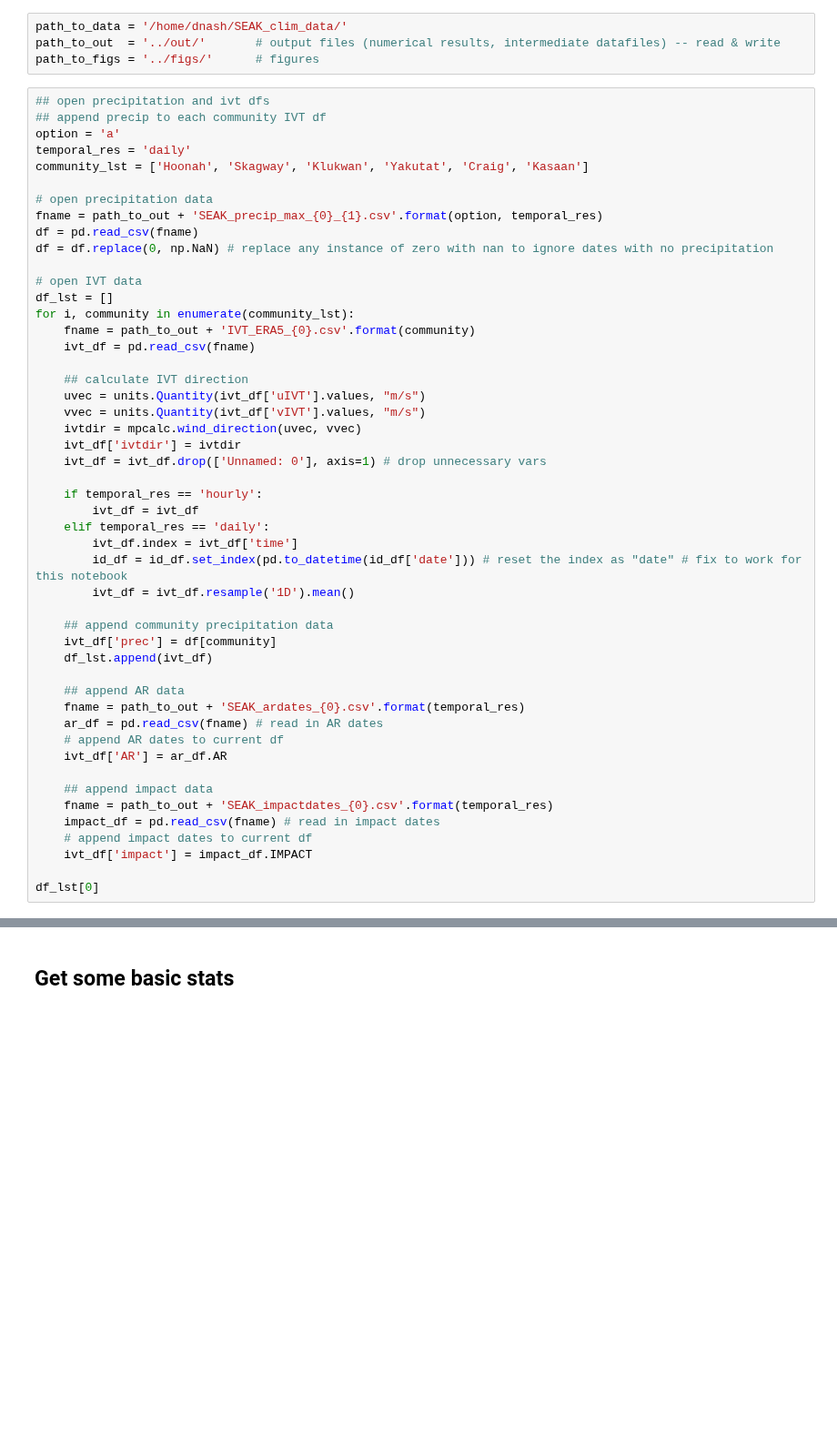
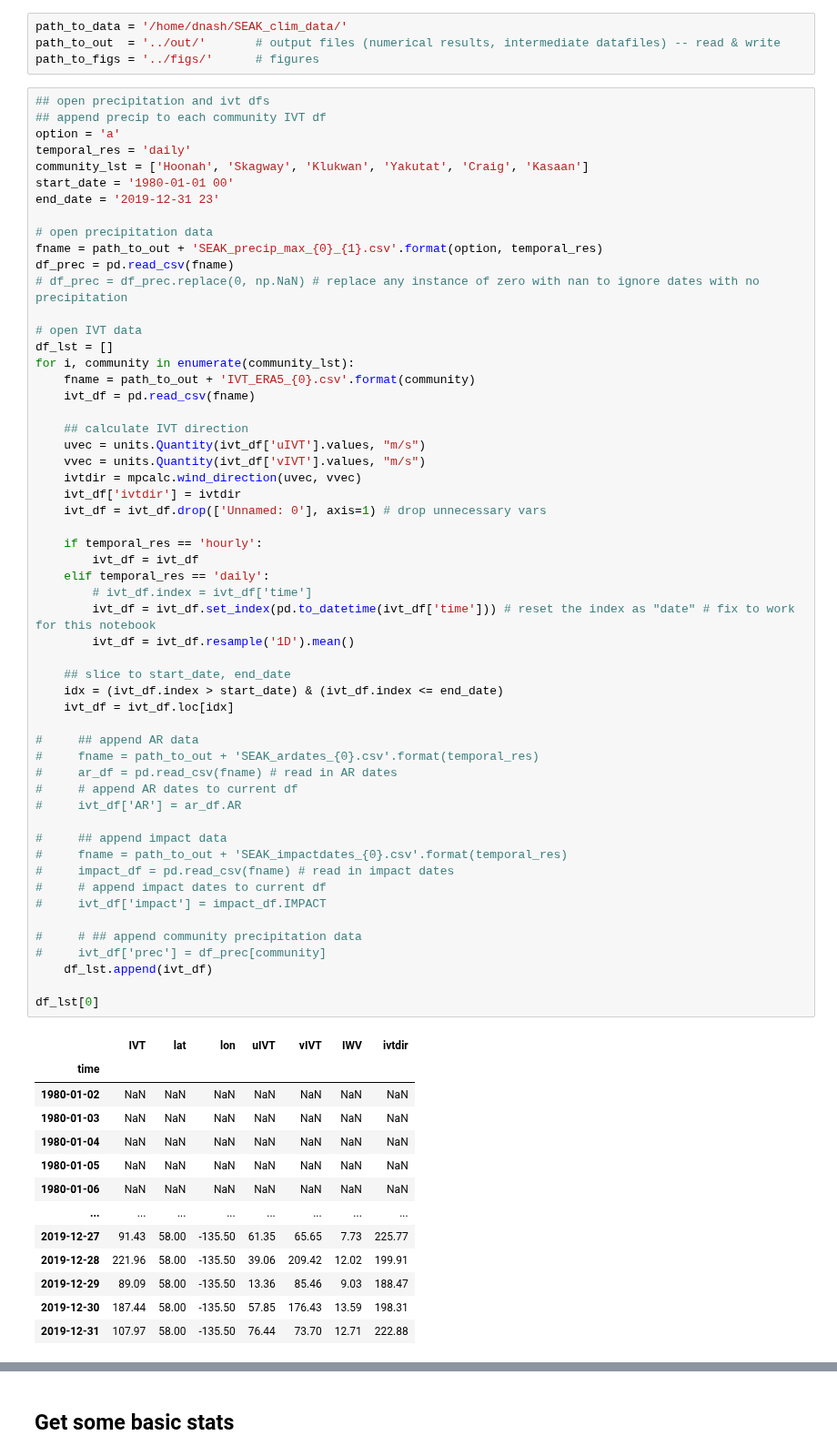
Before and after one commit to dlnash/SEAK_climatology, a Jupyter notebook: analysis/windrose_scatter.ipynb, the cells around one changed output, grey strips where cells are left out. Shown at 91% size. Cells and saved outputs as stored; diff of their text form; blank space fills up the shorter version.

```diff
--- a/analysis/windrose_scatter.ipynb
+++ b/analysis/windrose_scatter.ipynb
@@ -40,48 +40,67 @@ path_to_figs = '../figs/'      # figures
 ## append precip to each community IVT df
 option = 'a'
 temporal_res = 'daily'
 community_lst = ['Hoonah', 'Skagway', 'Klukwan', 'Yakutat', 'Craig', 'Kasaan']
+start_date = '1980-01-01 00'
+end_date = '2019-12-31 23'
 
 # open precipitation data
 fname = path_to_out + 'SEAK_precip_max_{0}_{1}.csv'.format(option, temporal_res)
-df = pd.read_csv(fname)
-df = df.replace(0, np.NaN) # replace any instance of zero with nan to ignore dates with no precipitation
+df_prec = pd.read_csv(fname)
+# df_prec = df_prec.replace(0, np.NaN) # replace any instance of zero with nan to ignore dates with no precipitation
 
 # open IVT data
 df_lst = []
 for i, community in enumerate(community_lst):
     fname = path_to_out + 'IVT_ERA5_{0}.csv'.format(community)
     ivt_df = pd.read_csv(fname)
 
     ## calculate IVT direction
     uvec = units.Quantity(ivt_df['uIVT'].values, "m/s")
     vvec = units.Quantity(ivt_df['vIVT'].values, "m/s")
     ivtdir = mpcalc.wind_direction(uvec, vvec)
     ivt_df['ivtdir'] = ivtdir
     ivt_df = ivt_df.drop(['Unnamed: 0'], axis=1) # drop unnecessary vars
 
     if temporal_res == 'hourly':
         ivt_df = ivt_df
     elif temporal_res == 'daily':
-        ivt_df.index = ivt_df['time']
-        id_df = id_df.set_index(pd.to_datetime(id_df['date'])) # reset the index as "date" # fix to work for this notebook
+        # ivt_df.index = ivt_df['time']
+        ivt_df = ivt_df.set_index(pd.to_datetime(ivt_df['time'])) # reset the index as "date" # fix to work for this notebook
         ivt_df = ivt_df.resample('1D').mean()
 
-    ## append community precipitation data
-    ivt_df['prec'] = df[community]
+    ## slice to start_date, end_date
+    idx = (ivt_df.index > start_date) & (ivt_df.index <= end_date)
+    ivt_df = ivt_df.loc[idx]
+
+#     ## append AR data
+#     fname = path_to_out + 'SEAK_ardates_{0}.csv'.format(temporal_res)
+#     ar_df = pd.read_csv(fname) # read in AR dates
+#     # append AR dates to current df
+#     ivt_df['AR'] = ar_df.AR
+
+#     ## append impact data
+#     fname = path_to_out + 'SEAK_impactdates_{0}.csv'.format(temporal_res)
+#     impact_df = pd.read_csv(fname) # read in impact dates
+#     # append impact dates to current df
+#     ivt_df['impact'] = impact_df.IMPACT
+
+#     # ## append community precipitation data
+#     ivt_df['prec'] = df_prec[community]
     df_lst.append(ivt_df)
 
-    ## append AR data
-    fname = path_to_out + 'SEAK_ardates_{0}.csv'.format(temporal_res)
-    ar_df = pd.read_csv(fname) # read in AR dates
-    # append AR dates to current df
-    ivt_df['AR'] = ar_df.AR
-
-    ## append impact data
-    fname = path_to_out + 'SEAK_impactdates_{0}.csv'.format(temporal_res)
-    impact_df = pd.read_csv(fname) # read in impact dates
-    # append impact dates to current df
-    ivt_df['impact'] = impact_df.IMPACT
-
 df_lst[0]
 # %% [output]
+|  | IVT | lat | lon | uIVT | vIVT | IWV | ivtdir |
+| time |  |  |  |  |  |  |  |
+| 1980-01-02 | NaN | NaN | NaN | NaN | NaN | NaN | NaN |
+| 1980-01-03 | NaN | NaN | NaN | NaN | NaN | NaN | NaN |
+| 1980-01-04 | NaN | NaN | NaN | NaN | NaN | NaN | NaN |
+| 1980-01-05 | NaN | NaN | NaN | NaN | NaN | NaN | NaN |
+| 1980-01-06 | NaN | NaN | NaN | NaN | NaN | NaN | NaN |
+| ... | ... | ... | ... | ... | ... | ... | ... |
+| 2019-12-27 | 91.43 | 58.00 | -135.50 | 61.35 | 65.65 | 7.73 | 225.77 |
+| 2019-12-28 | 221.96 | 58.00 | -135.50 | 39.06 | 209.42 | 12.02 | 199.91 |
+| 2019-12-29 | 89.09 | 58.00 | -135.50 | 13.36 | 85.46 | 9.03 | 188.47 |
+| 2019-12-30 | 187.44 | 58.00 | -135.50 | 57.85 | 176.43 | 13.59 | 198.31 |
+| 2019-12-31 | 107.97 | 58.00 | -135.50 | 76.44 | 73.70 | 12.71 | 222.88 |
```
Also changed, not shown: parts of 4 cells of this notebook, 3 other files.
